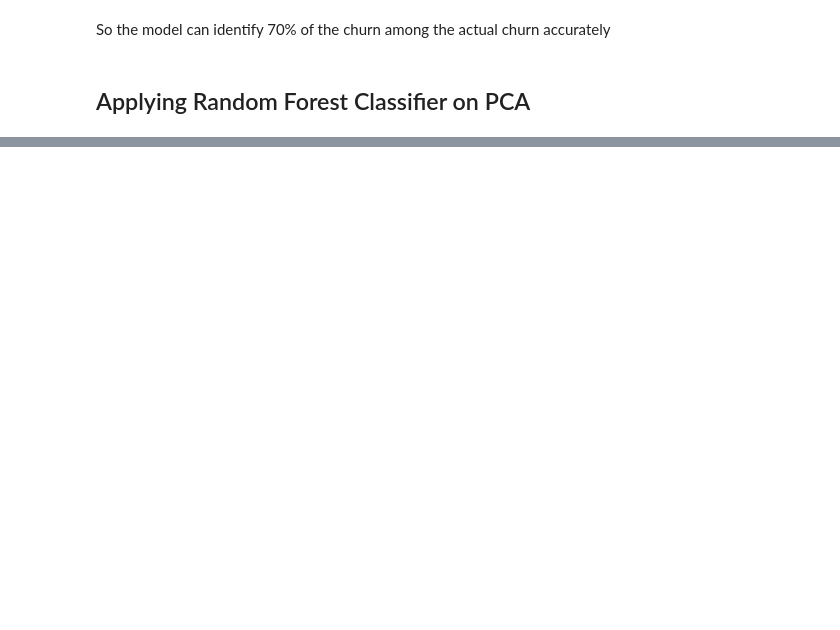
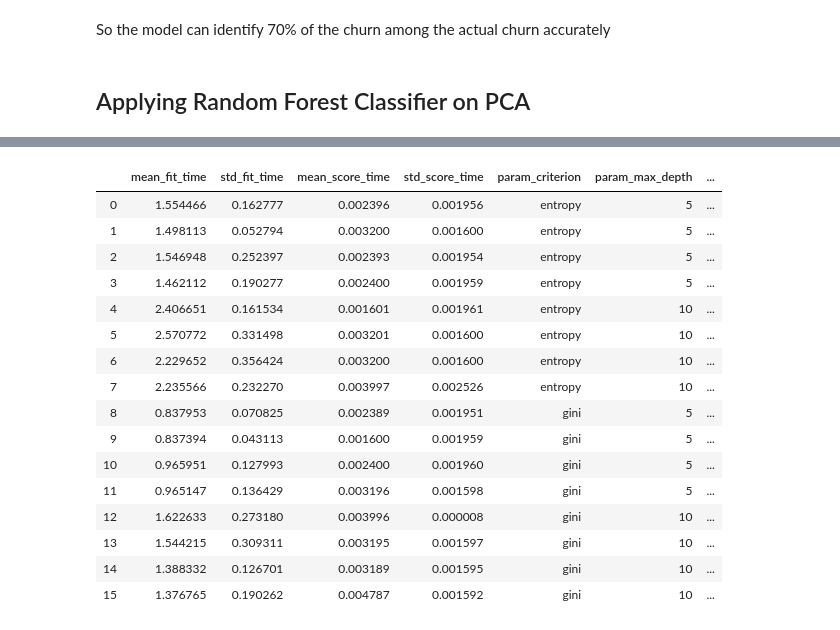
Before and after one commit to anirban-s/telecom-churn-case-study, a Jupyter notebook: Telecom Churn Case Study - V1.ipynb, the cells around one changed output, grey strips where cells are left out. Cells and saved outputs as stored; diff of their text form; code cells hidden in the pictures; blank space fills up the shorter version.

Commit message:
decision tree added

```diff
--- a/Telecom Churn Case Study - V1.ipynb
+++ b/Telecom Churn Case Study - V1.ipynb
@@ -1407,0 +1430,3 @@ So the model can identify 70% of the churn among the actual churn accurately
+# %%
+# fit model
+model.fit(pca_train, y_train)
@@ -1407,0 +1484,8 @@ So the model can identify 70% of the churn among the actual churn accurately
+# %%
+# Importing decision tree classifier from sklearn library
+from sklearn.tree import DecisionTreeClassifier
+
+# Fitting the decision tree with default hyperparameters, apart from
+# max_depth which is 5 so that we can plot and read the tree.
+dt_default = DecisionTreeClassifier(max_depth=5)
+dt_default.fit(pca_train, y_train)
@@ -1407,0 +1513,20 @@ So the model can identify 70% of the churn among the actual churn accurately
+# %%
+# Create the parameter grid
+param_grid = {
+    'max_depth': range(5, 15, 5),
+    'min_samples_leaf': range(50, 150, 50),
+    'min_samples_split': range(50, 150, 50),
+    'criterion': ["entropy", "gini"]
+}
+
+n_folds = 5
+
+# Instantiate the grid search model
+dtree = DecisionTreeClassifier(class_weight={0:0.1, 1: 0.9})
+grid_search = GridSearchCV(estimator = dtree,
+                           param_grid = param_grid,
+                           cv = n_folds,
+                           verbose = 1)
+
+# Fit the grid search to the data
+grid_search.fit(pca_train,y_train)
@@ -1407,0 +1556,22 @@ So the model can identify 70% of the churn among the actual churn accurately
+# %%
+# cv results
+cv_results = pd.DataFrame(grid_search.cv_results_)
+cv_results
+# %% [output]
+|  | mean_fit_time | std_fit_time | mean_score_time | std_score_time | param_criterion | param_max_depth | ... |
+| 0 | 1.554466 | 0.162777 | 0.002396 | 0.001956 | entropy | 5 | ... |
+| 1 | 1.498113 | 0.052794 | 0.003200 | 0.001600 | entropy | 5 | ... |
+| 2 | 1.546948 | 0.252397 | 0.002393 | 0.001954 | entropy | 5 | ... |
+| 3 | 1.462112 | 0.190277 | 0.002400 | 0.001959 | entropy | 5 | ... |
+| 4 | 2.406651 | 0.161534 | 0.001601 | 0.001961 | entropy | 10 | ... |
+| 5 | 2.570772 | 0.331498 | 0.003201 | 0.001600 | entropy | 10 | ... |
+| 6 | 2.229652 | 0.356424 | 0.003200 | 0.001600 | entropy | 10 | ... |
+| 7 | 2.235566 | 0.232270 | 0.003997 | 0.002526 | entropy | 10 | ... |
+| 8 | 0.837953 | 0.070825 | 0.002389 | 0.001951 | gini | 5 | ... |
+| 9 | 0.837394 | 0.043113 | 0.001600 | 0.001959 | gini | 5 | ... |
+| 10 | 0.965951 | 0.127993 | 0.002400 | 0.001960 | gini | 5 | ... |
+| 11 | 0.965147 | 0.136429 | 0.003196 | 0.001598 | gini | 5 | ... |
+| 12 | 1.622633 | 0.273180 | 0.003996 | 0.000008 | gini | 10 | ... |
+| 13 | 1.544215 | 0.309311 | 0.003195 | 0.001597 | gini | 10 | ... |
+| 14 | 1.388332 | 0.126701 | 0.003189 | 0.001595 | gini | 10 | ... |
+| 15 | 1.376765 | 0.190262 | 0.004787 | 0.001592 | gini | 10 | ... |
```
Also changed, not shown: parts of 30 cells of this notebook.
